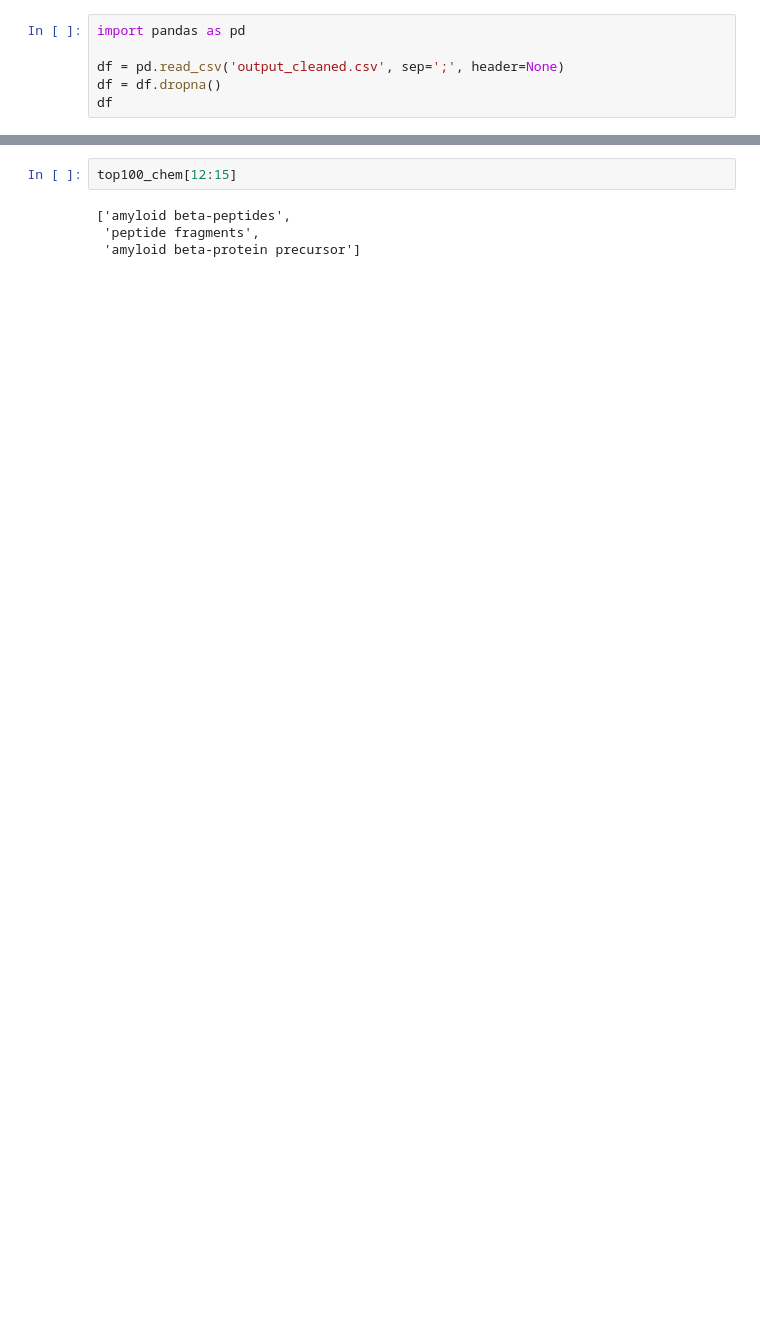
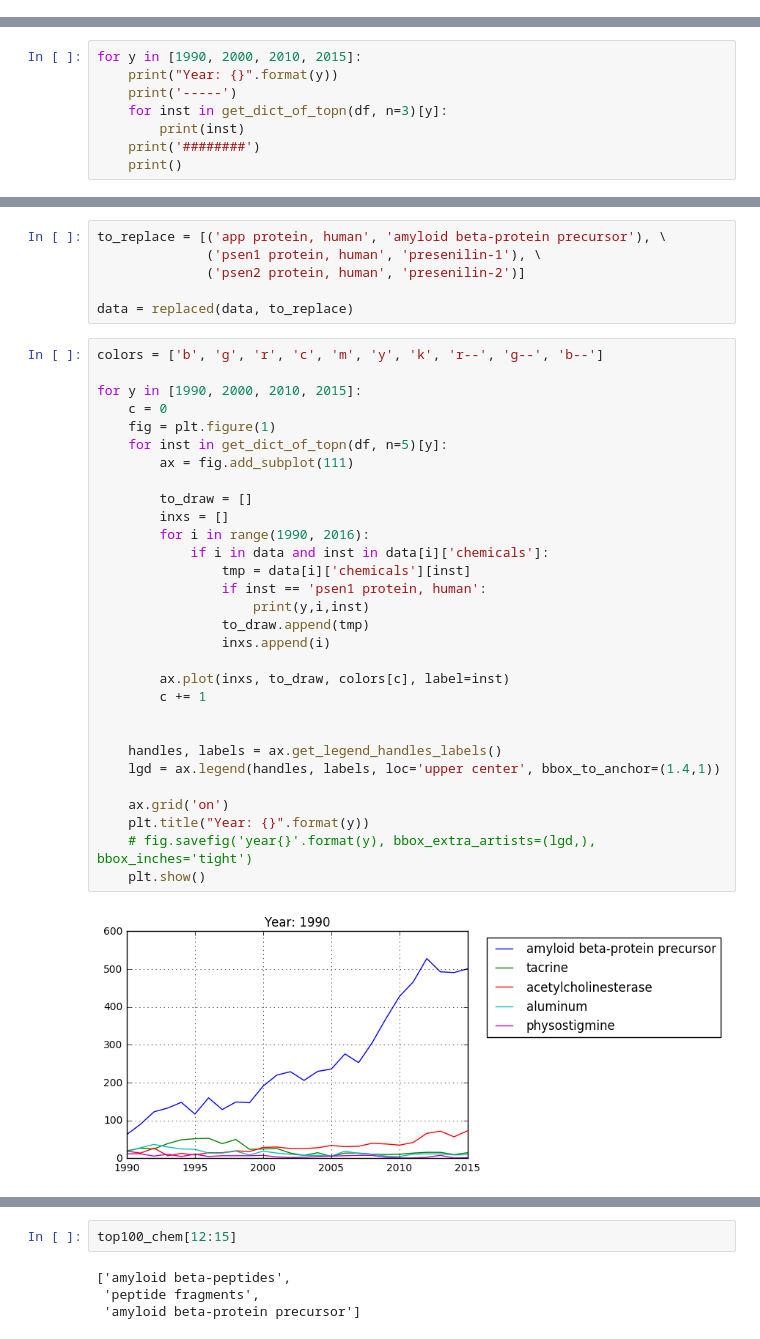
Before and after one commit to akarazeev/BioHack2017, a Jupyter notebook: main.ipynb, the cells around one changed output, grey strips where cells are left out. Drawn from its saved outputs; the diff is of its cells as text; blank space fills up the shorter version.

Commit message:
Clean up. Improve code in main.ipynb

```diff
--- a/main.ipynb
+++ b/main.ipynb
@@ -374,6 +0,0 @@ draw_plot('drugs, chinese herbal', 'ch_herbal.png')
-# %%
-import pandas as pd
-
-df = pd.read_csv('output_cleaned.csv', sep=';', header=None)
-df = df.dropna()
-df
@@ -599,0 +214,8 @@ TGT-1383107-YMG7qHrm3QmBUbedFuMAg2Lb31Qch77GfYfoa6gu0b2SUSYtRY-cas
+# %%
+for y in [1990, 2000, 2010, 2015]:
+    print("Year: {}".format(y))
+    print('-----')
+    for inst in get_dict_of_topn(df, n=3)[y]:
+        print(inst)
+    print('########')
+    print()
@@ -599,0 +245,38 @@ TGT-1383107-YMG7qHrm3QmBUbedFuMAg2Lb31Qch77GfYfoa6gu0b2SUSYtRY-cas
+# %%
+to_replace = [('app protein, human', 'amyloid beta-protein precursor'), \
+              ('psen1 protein, human', 'presenilin-1'), \
+              ('psen2 protein, human', 'presenilin-2')]
+
+data = replaced(data, to_replace)
+# %%
+colors = ['b', 'g', 'r', 'c', 'm', 'y', 'k', 'r--', 'g--', 'b--']
+
+for y in [1990, 2000, 2010, 2015]:
+    c = 0
+    fig = plt.figure(1)
+    for inst in get_dict_of_topn(df, n=5)[y]:
+        ax = fig.add_subplot(111)
+
+        to_draw = []
+        inxs = []
+        for i in range(1990, 2016):
+            if i in data and inst in data[i]['chemicals']:
+                tmp = data[i]['chemicals'][inst]
+                if inst == 'psen1 protein, human':
+                    print(y,i,inst)
+                to_draw.append(tmp)
+                inxs.append(i)
+
+        ax.plot(inxs, to_draw, colors[c], label=inst)
+        c += 1
+
+
+    handles, labels = ax.get_legend_handles_labels()
+    lgd = ax.legend(handles, labels, loc='upper center', bbox_to_anchor=(1.4,1))
+
+    ax.grid('on')
+    plt.title("Year: {}".format(y))
+    # fig.savefig('year{}'.format(y), bbox_extra_artists=(lgd,), bbox_inches='tight')
+    plt.show()
+# %% [output]
+[figure, added]
```
Also changed, not shown: parts of 39 cells of this notebook, 53 other files.
